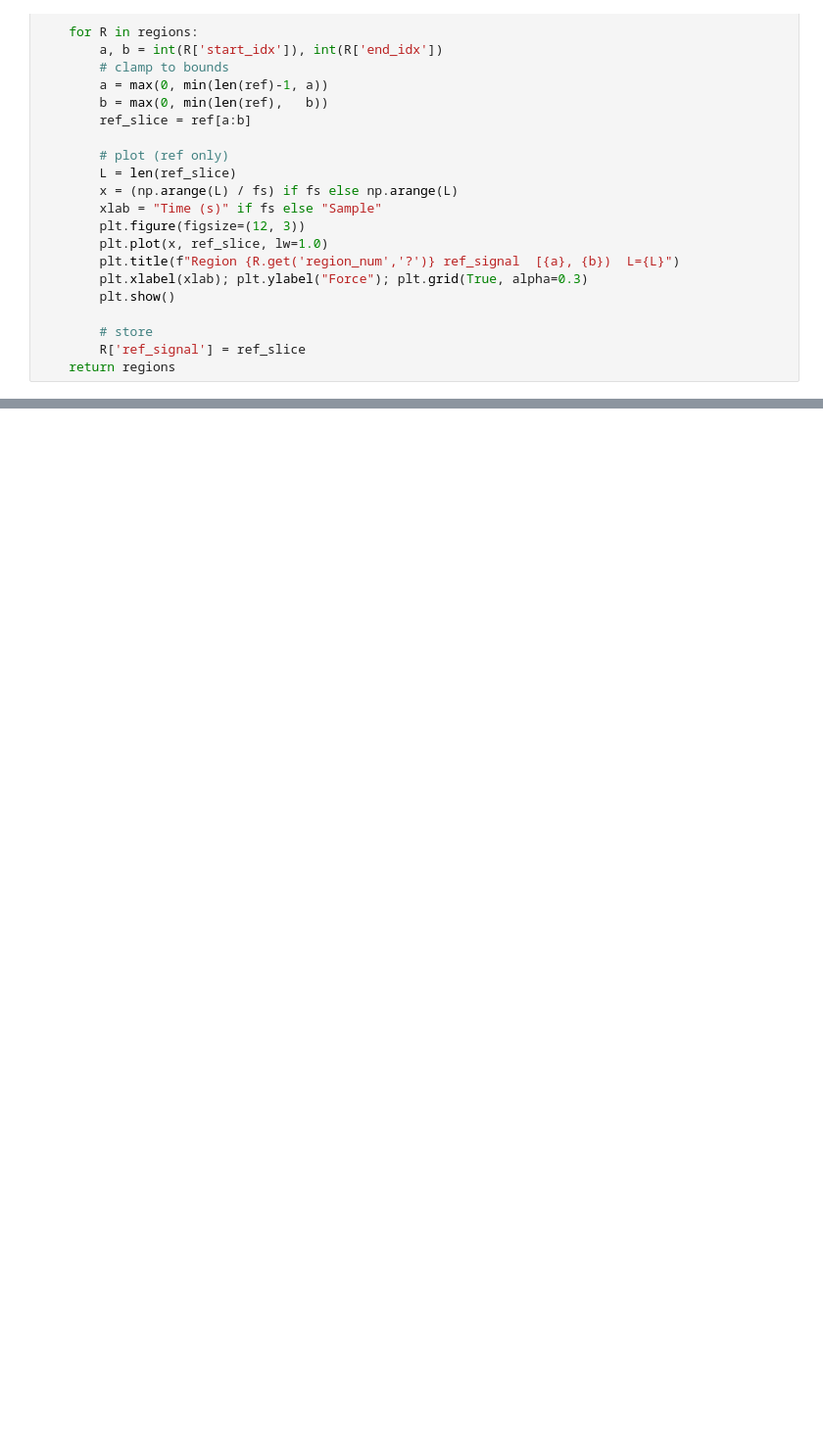
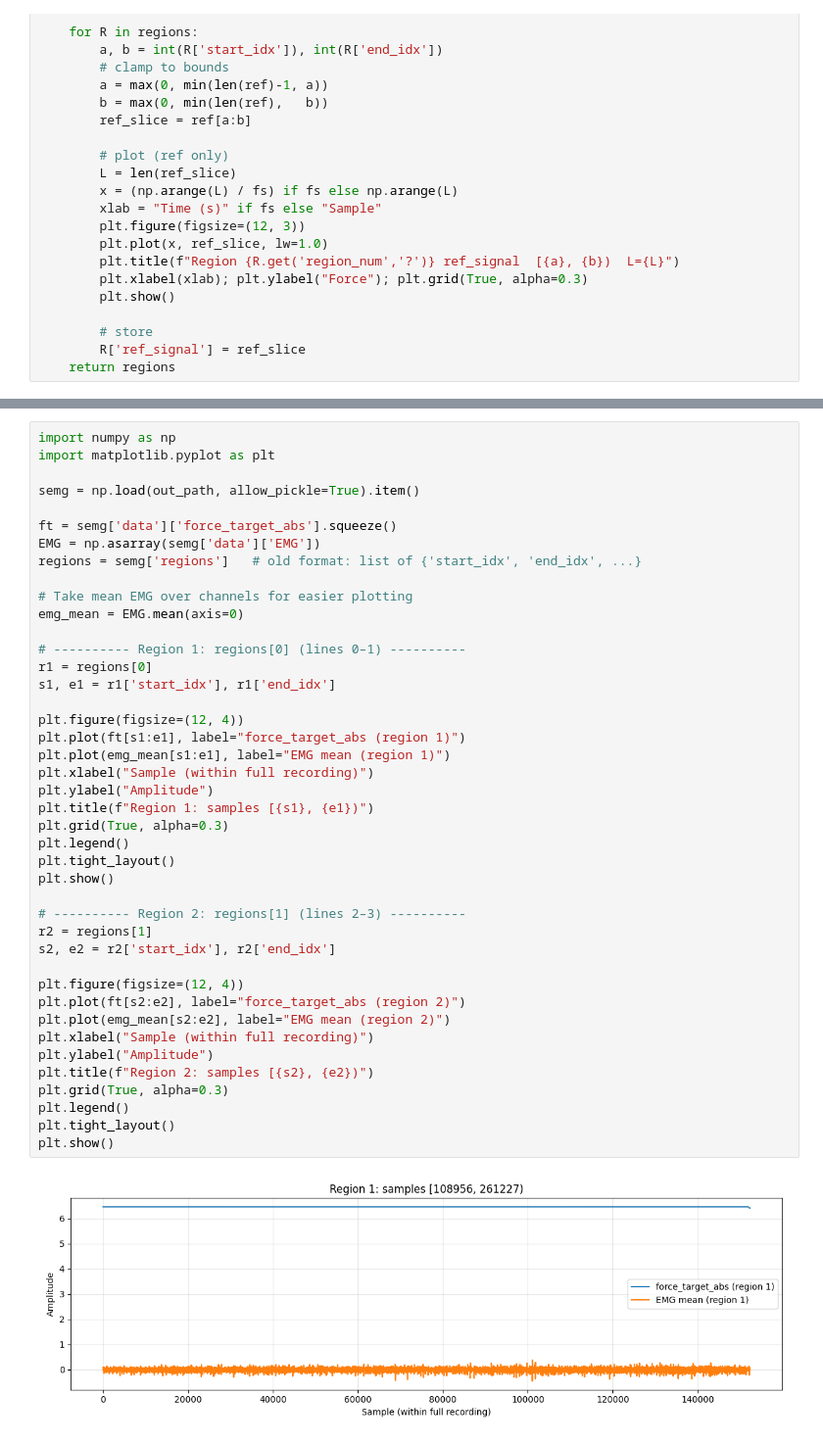
Before and after one commit to Jihagen/IntMS_EEG, a Jupyter notebook: data/preprocessing/preprocessing.ipynb, the cells around one changed output, grey strips where cells are left out. Shown at 98% size. Drawn from its saved outputs; the diff is of its cells as text; blank space fills up the shorter version.

```diff
--- a/data/preprocessing/preprocessing.ipynb
+++ b/data/preprocessing/preprocessing.ipynb
@@ -801,0 +747,44 @@ array({'region_num': 1, 'start_idx': 58094, 'end_idx': 325882, 'length': 267788,
+# %%
+import numpy as np
+import matplotlib.pyplot as plt
+
+semg = np.load(out_path, allow_pickle=True).item()
+
+ft = semg['data']['force_target_abs'].squeeze()
+EMG = np.asarray(semg['data']['EMG'])
+regions = semg['regions']   # old format: list of {'start_idx', 'end_idx', ...}
+
+# Take mean EMG over channels for easier plotting
+emg_mean = EMG.mean(axis=0)
+
+# ---------- Region 1: regions[0] (lines 0–1) ----------
+r1 = regions[0]
+s1, e1 = r1['start_idx'], r1['end_idx']
+
+plt.figure(figsize=(12, 4))
+plt.plot(ft[s1:e1], label="force_target_abs (region 1)")
+plt.plot(emg_mean[s1:e1], label="EMG mean (region 1)")
+plt.xlabel("Sample (within full recording)")
+plt.ylabel("Amplitude")
+plt.title(f"Region 1: samples [{s1}, {e1})")
+plt.grid(True, alpha=0.3)
+plt.legend()
+plt.tight_layout()
+plt.show()
+
+# ---------- Region 2: regions[1] (lines 2–3) ----------
+r2 = regions[1]
+s2, e2 = r2['start_idx'], r2['end_idx']
+
+plt.figure(figsize=(12, 4))
+plt.plot(ft[s2:e2], label="force_target_abs (region 2)")
+plt.plot(emg_mean[s2:e2], label="EMG mean (region 2)")
+plt.xlabel("Sample (within full recording)")
+plt.ylabel("Amplitude")
+plt.title(f"Region 2: samples [{s2}, {e2})")
+plt.grid(True, alpha=0.3)
+plt.legend()
+plt.tight_layout()
+plt.show()
+# %% [output]
+[figure, added]
```
Also changed, not shown: parts of 29 cells of this notebook, 5 other files.
